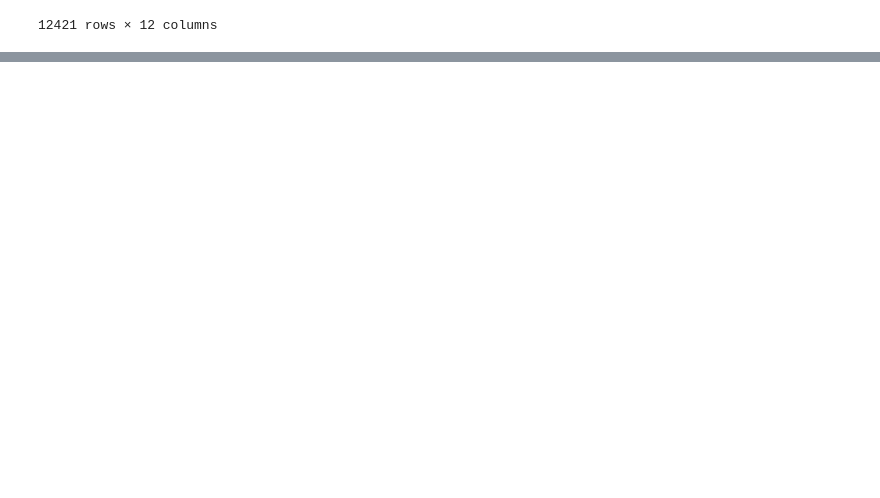
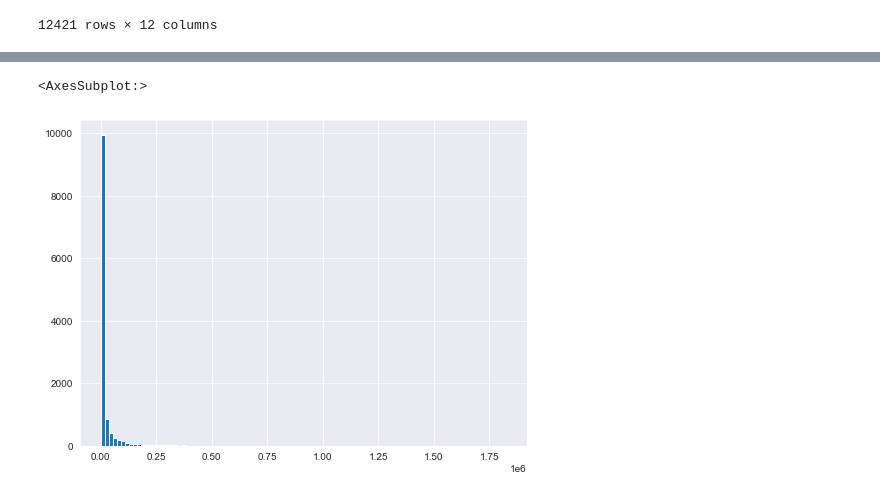
Before and after one commit to 3065923/Anime-Recommender, a Jupyter notebook: anime_clean.ipynb, the cells around one changed output, grey strips where cells are left out. Saved outputs shown, nothing was run; the diff lists cells and outputs as text; code cells hidden in the pictures; blank space fills up the shorter version.

Commit message:
Plotted data for insight into relevance of datapoiints

```diff
--- a/anime_clean.ipynb
+++ b/anime_clean.ipynb
@@ -282,0 +301,9 @@ ratings_anime_df
+# %%
+# observing scale/skew of data
+sns.set_style('dark')
+
+plt.figure(figsize=(8,6))
+ratings_anime_df['Number of Ratings'].hist(bins=100)
+# %% [output]
+<AxesSubplot:>
+[figure, added]
```
Also changed, not shown: parts of 14 cells of this notebook.
